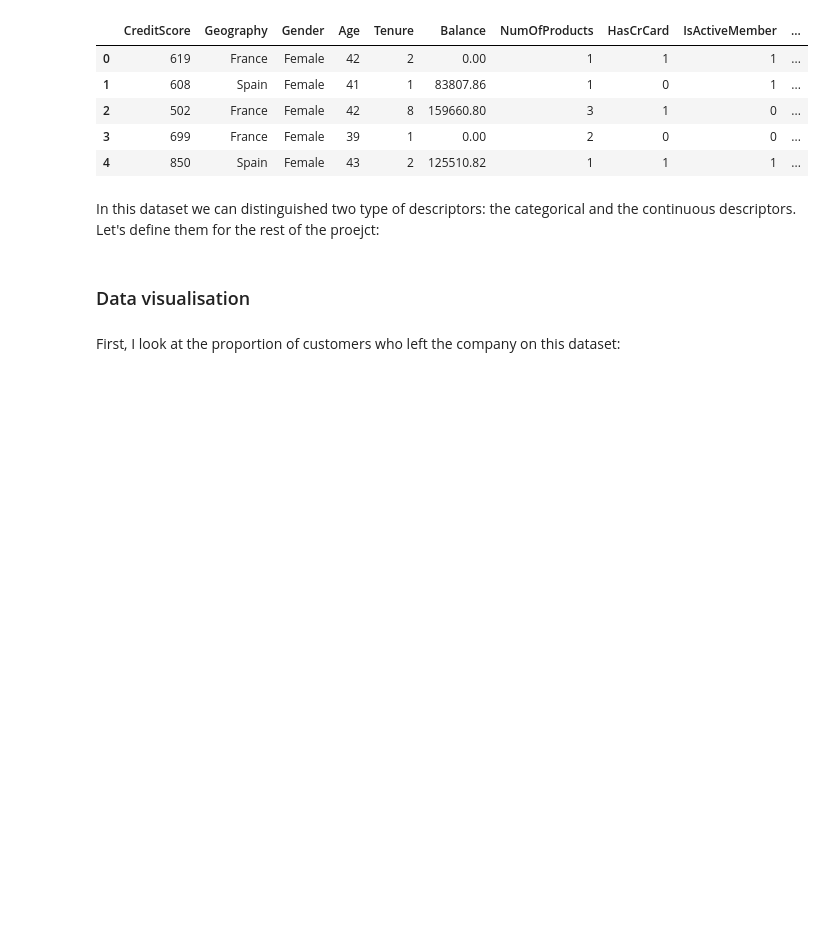
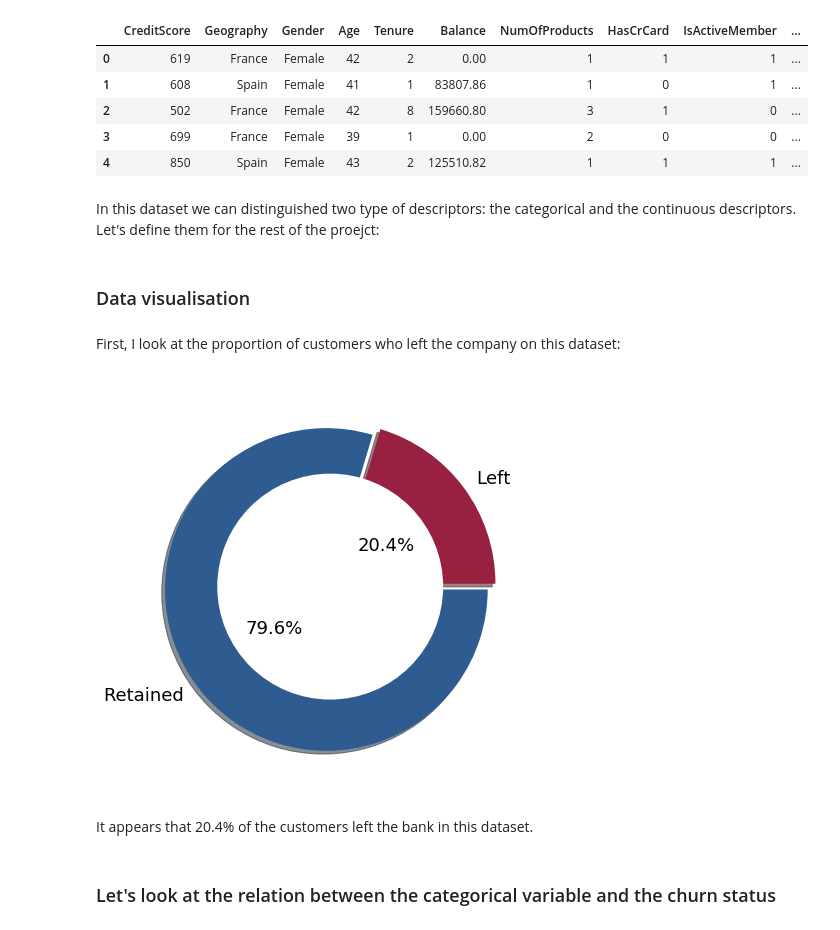
Before and after one commit to Moutoussamy/BankCustomersChurnPred, a Jupyter notebook: BankCustomersChurnPred.ipynb, the cells around one changed output. Cells and saved outputs as stored; diff of their text form; code cells hidden in the pictures; blank space fills up the shorter version.

Commit message:
percenatge of clients leabing the bank
donut chart (function) for the churn

```diff
--- a/BankCustomersChurnPred.ipynb
+++ b/BankCustomersChurnPred.ipynb
@@ -21,6 +24,29 @@ import seaborn as sns
 import matplotlib.pyplot as plt
 # %% [markdown]
 ## Functions
+# %%
+def MakeMeADonut(labels, data_count):
+    """
+    Plot a donut chart. Same as a pie chart but cooler ;)
+
+    :param labels: labels for the donut chart
+    :param data_count: count data for the donut chart
+    :return: plot the donut chart
+    """
+
+    fig, ax = plt.subplots(figsize=(6, 6), subplot_kw=dict(aspect="equal"))
+    wedges, texts, autotexts = ax.pie(data_count,explode=(0.03,0.03),labels=labels,
+                                      colors=['#982041','#2E5C91'],autopct='%1.1f%%',
+                                      shadow=True,pctdistance=0.4)
+
+    plt.setp(texts, size=18)
+    plt.setp(autotexts, size=18)
+
+    centre_circle = plt.Circle((0,0),0.70,fc='white')
+    fig = plt.gcf()
+    fig.gca().add_artist(centre_circle)
+    plt.tight_layout()
+    plt.show()
 # %% [markdown]
 ### Loading dataset:
 # %%
@@ -113,3 +139,13 @@ continuous_descriptors = ["CreditScore", "Age", "Tenure", "Balance","NumOfProduc
 ### Data visualisation
 # %% [markdown]
 First, I look at the proportion of customers who left the company on this dataset:
+# %%
+sizes = [df.Exited[df['Exited']==1].count(), df.Exited[df['Exited']==0].count()]
+
+MakeMeADonut(['Left', 'Retained'], sizes)
+# %% [output]
+[figure, added]
+# %% [markdown]
+It appears that 20.4% of the customers left the bank in this dataset.
+# %% [markdown]
+### Let's look at the relation between the categorical variable and the churn status
```
Also changed, not shown: parts of 2 cells of this notebook.
